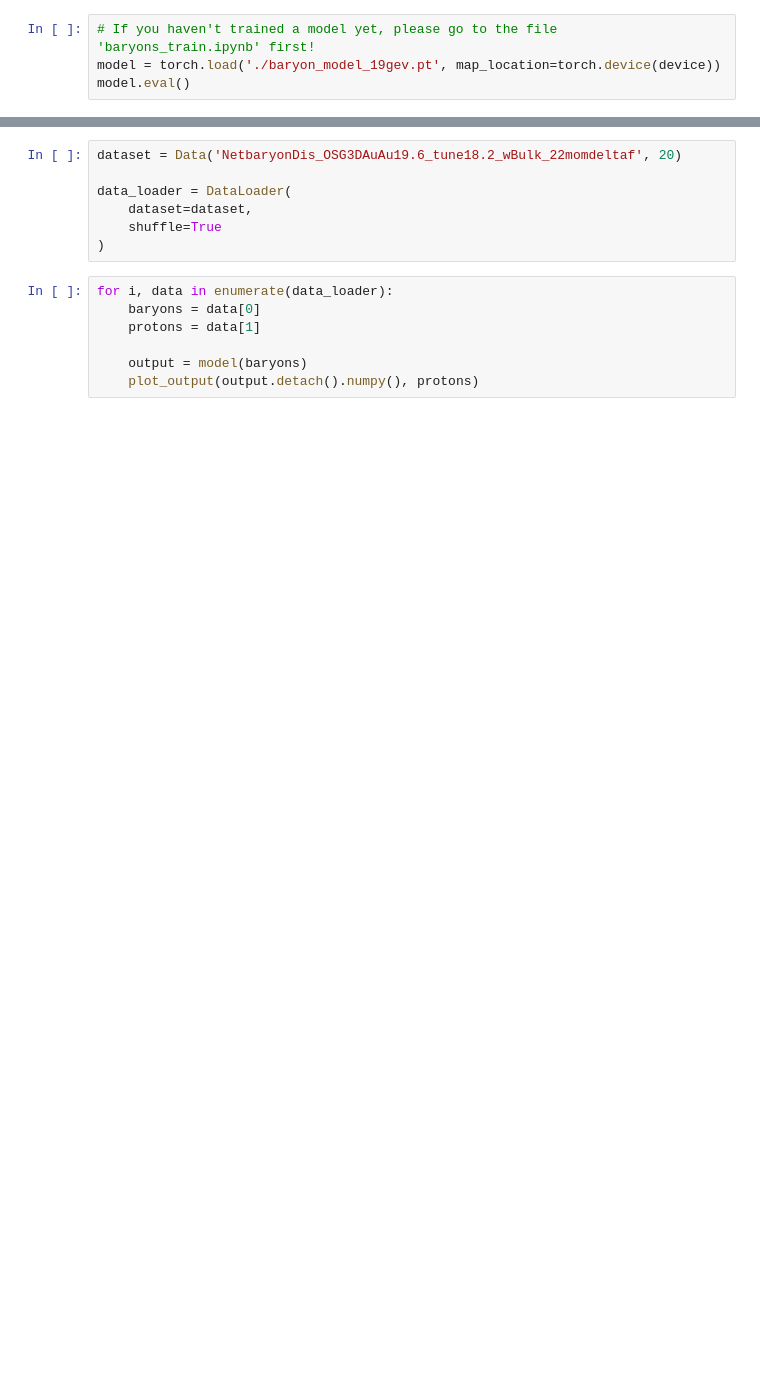
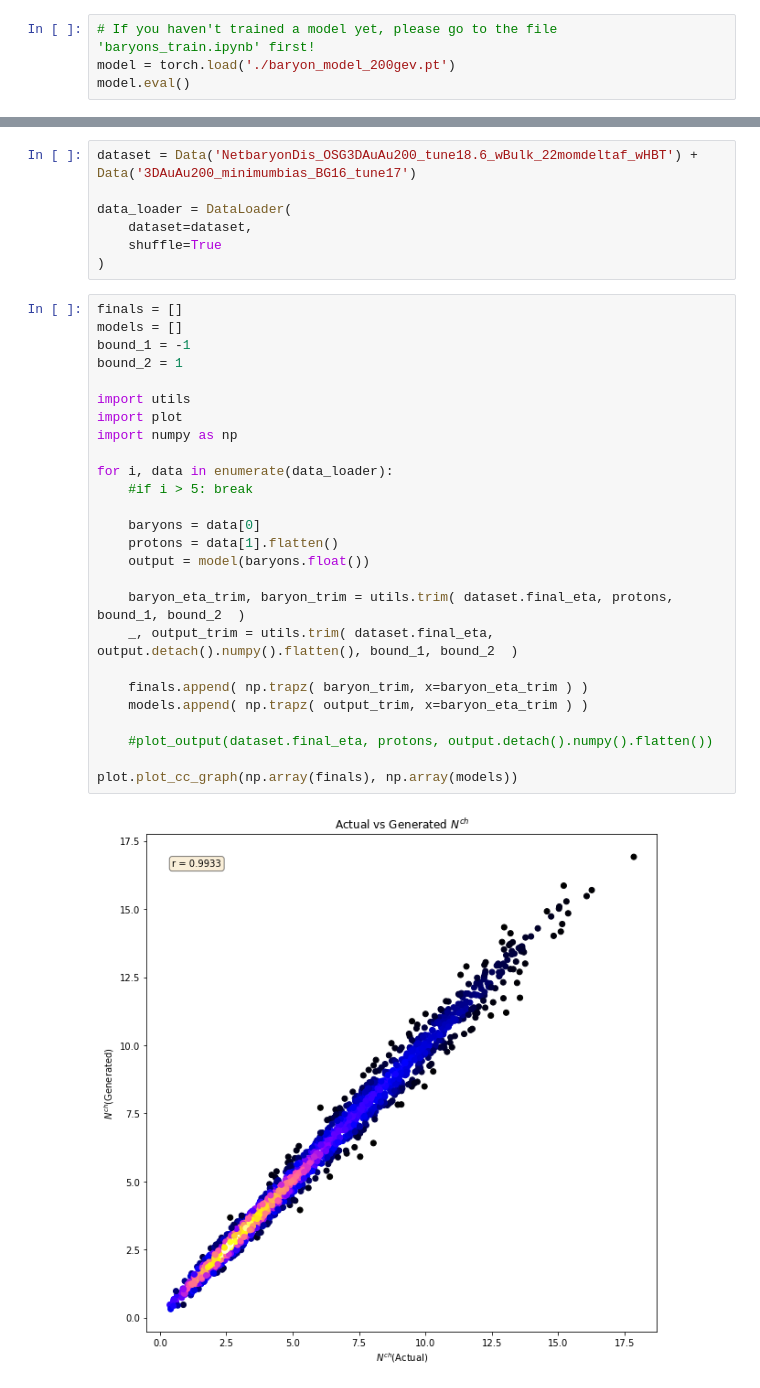
Before and after one commit to bboud/hydro-ml, a Jupyter notebook: hydroml/baryons_inference.ipynb, the cells around one changed output, grey strips where cells are left out. Drawn from its saved outputs; the diff is of its cells as text; blank space fills up the shorter version.

```diff
--- a/hydroml/baryons_inference.ipynb
+++ b/hydroml/baryons_inference.ipynb
@@ -9,4 +6,4 @@ device = torch.device("cuda:0" if (torch.cuda.is_available() and ngpu > 0) else
 # %%
 # If you haven't trained a model yet, please go to the file 'baryons_train.ipynb' first!
-model = torch.load('./baryon_model_19gev.pt', map_location=torch.device(device))
+model = torch.load('./baryon_model_200gev.pt')
 model.eval()
@@ -13,14 +14,35 @@ model.eval()
 # %%
-dataset = Data('NetbaryonDis_OSG3DAuAu19.6_tune18.2_wBulk_22momdeltaf', 20)
+dataset = Data('NetbaryonDis_OSG3DAuAu200_tune18.6_wBulk_22momdeltaf_wHBT') + Data('3DAuAu200_minimumbias_BG16_tune17')
 
 data_loader = DataLoader(
     dataset=dataset,
     shuffle=True
 )
-# %%
-for i, data in enumerate(data_loader):
-    baryons = data[0]
-    protons = data[1]
-
-    output = model(baryons)
-    plot_output(output.detach().numpy(), protons)
+# %%
+finals = []
+models = []
+bound_1 = -1
+bound_2 = 1
+
+import utils
+import plot
+import numpy as np
+
+for i, data in enumerate(data_loader):
+    #if i > 5: break
+
+    baryons = data[0]
+    protons = data[1].flatten()
+    output = model(baryons.float())
+
+    baryon_eta_trim, baryon_trim = utils.trim( dataset.final_eta, protons, bound_1, bound_2  )
+    _, output_trim = utils.trim( dataset.final_eta, output.detach().numpy().flatten(), bound_1, bound_2  )
+
+    finals.append( np.trapz( baryon_trim, x=baryon_eta_trim ) )
+    models.append( np.trapz( output_trim, x=baryon_eta_trim ) )
+
+    #plot_output(dataset.final_eta, protons, output.detach().numpy().flatten())
+
+plot.plot_cc_graph(np.array(finals), np.array(models))
+# %% [output]
+[figure, added]
```
Also changed, not shown: parts of 3 cells of this notebook, 6 other files.
